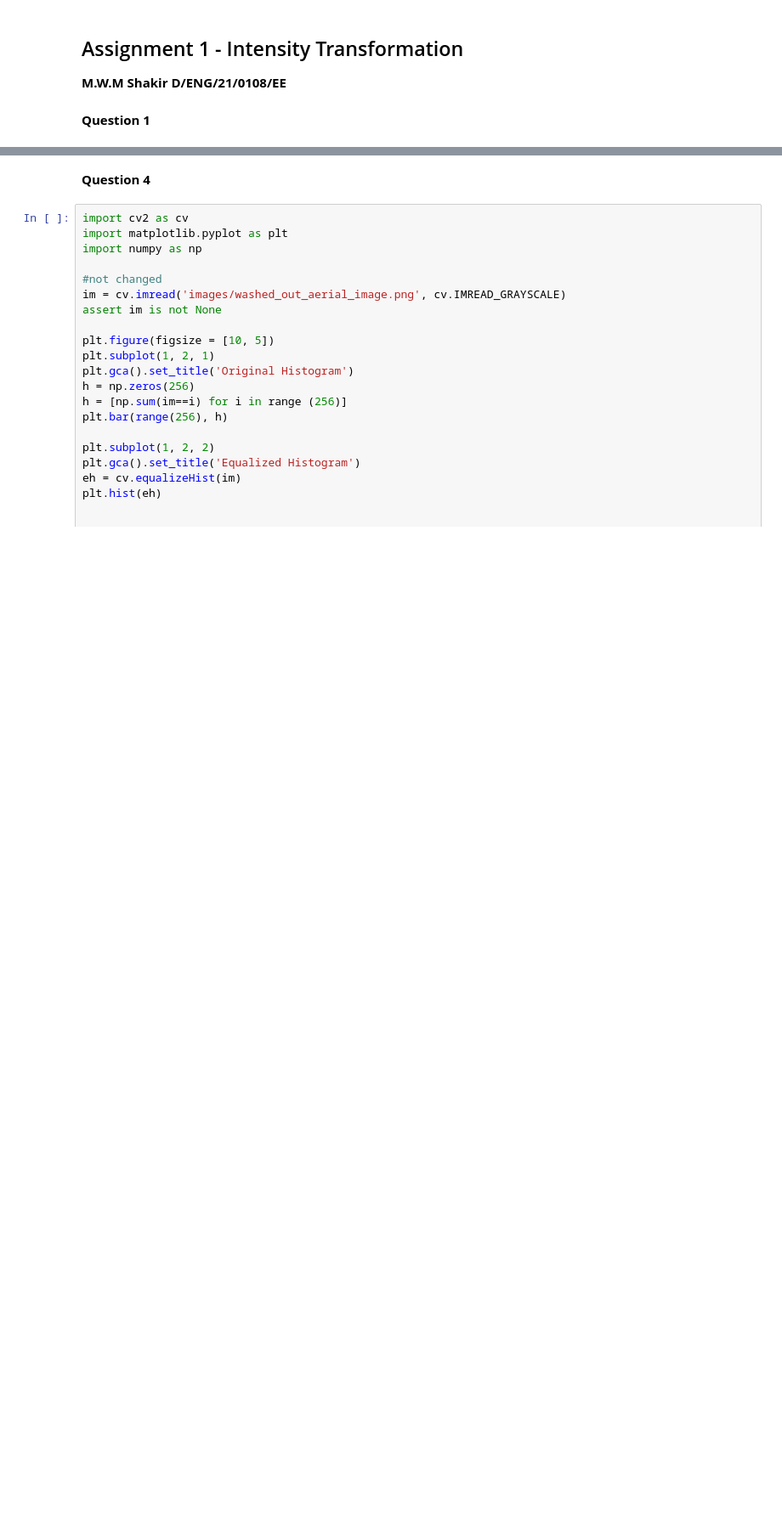
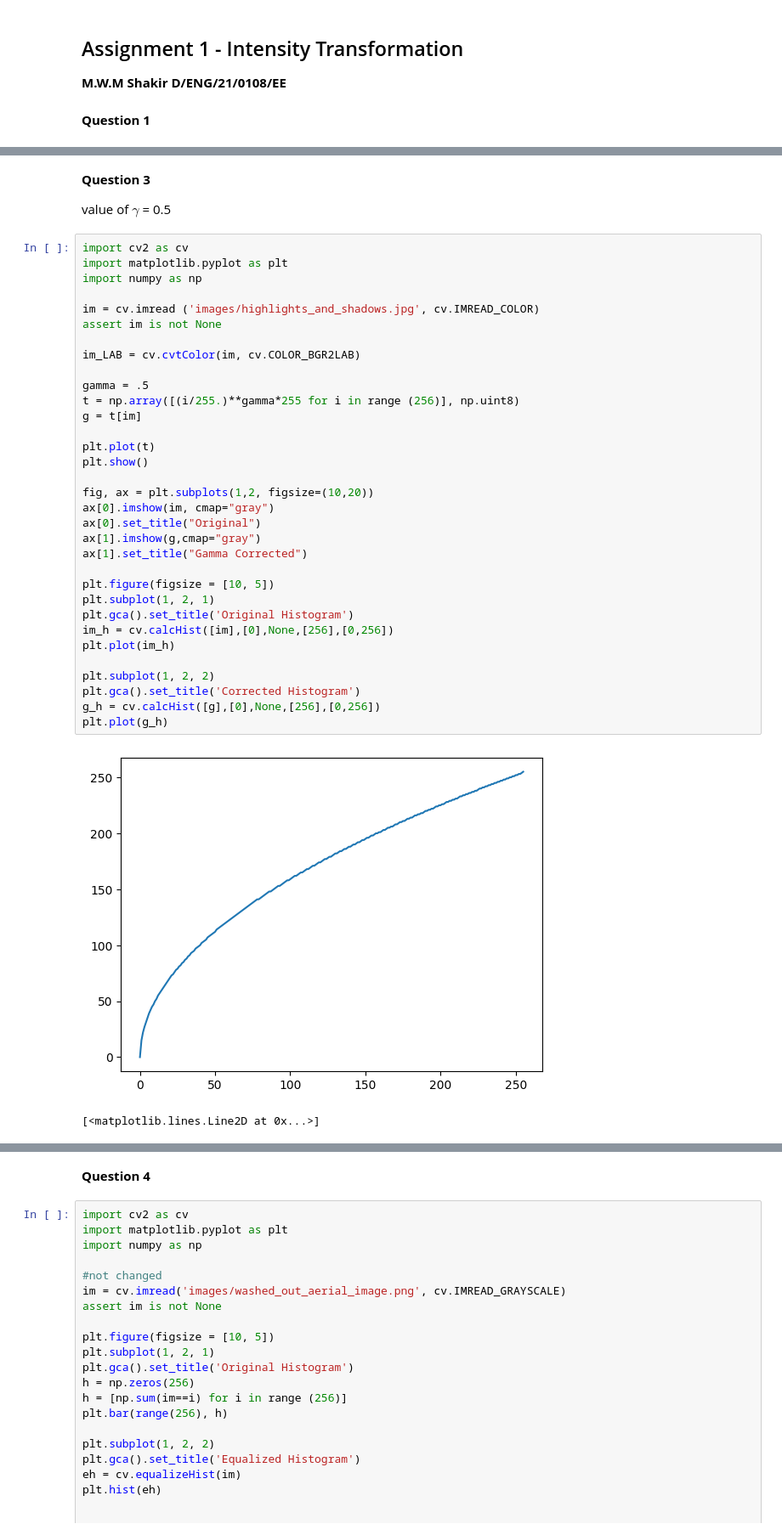
Before and after one commit to Abs-30/ImageProcessingAssignment, a Jupyter notebook: Intensity_Transformation_0108.ipynb, the cells around one changed output, grey strips where cells are left out. Shown at 85% size. Saved outputs shown, nothing was run; the diff lists cells and outputs as text; blank space fills up the shorter version.

Commit message:
Added Question 3 and optimized

```diff
--- a/Intensity_Transformation_0108.ipynb
+++ b/Intensity_Transformation_0108.ipynb
@@ -55,0 +59,40 @@ cv.destroyAllWindows()
+# %% [markdown]
+**Question 3**
+
+value of $\gamma$ = 0.5
+# %%
+import cv2 as cv
+import matplotlib.pyplot as plt
+import numpy as np
+
+im = cv.imread ('images/highlights_and_shadows.jpg', cv.IMREAD_COLOR)
+assert im is not None
+
+im_LAB = cv.cvtColor(im, cv.COLOR_BGR2LAB)
+
+gamma = .5
+t = np.array([(i/255.)**gamma*255 for i in range (256)], np.uint8)
+g = t[im]
+
+plt.plot(t)
+plt.show()
+
+fig, ax = plt.subplots(1,2, figsize=(10,20))
+ax[0].imshow(im, cmap="gray")
+ax[0].set_title("Original")
+ax[1].imshow(g,cmap="gray")
+ax[1].set_title("Gamma Corrected")
+
+plt.figure(figsize = [10, 5])
+plt.subplot(1, 2, 1)
+plt.gca().set_title('Original Histogram')
+im_h = cv.calcHist([im],[0],None,[256],[0,256])
+plt.plot(im_h)
+
+plt.subplot(1, 2, 2)
+plt.gca().set_title('Corrected Histogram')
+g_h = cv.calcHist([g],[0],None,[256],[0,256])
+plt.plot(g_h)
+# %% [output]
+[figure, added]
+[<matplotlib.lines.Line2D at 0x...>]
```
Also changed, not shown: parts of 2 cells of this notebook, 1 other file.
